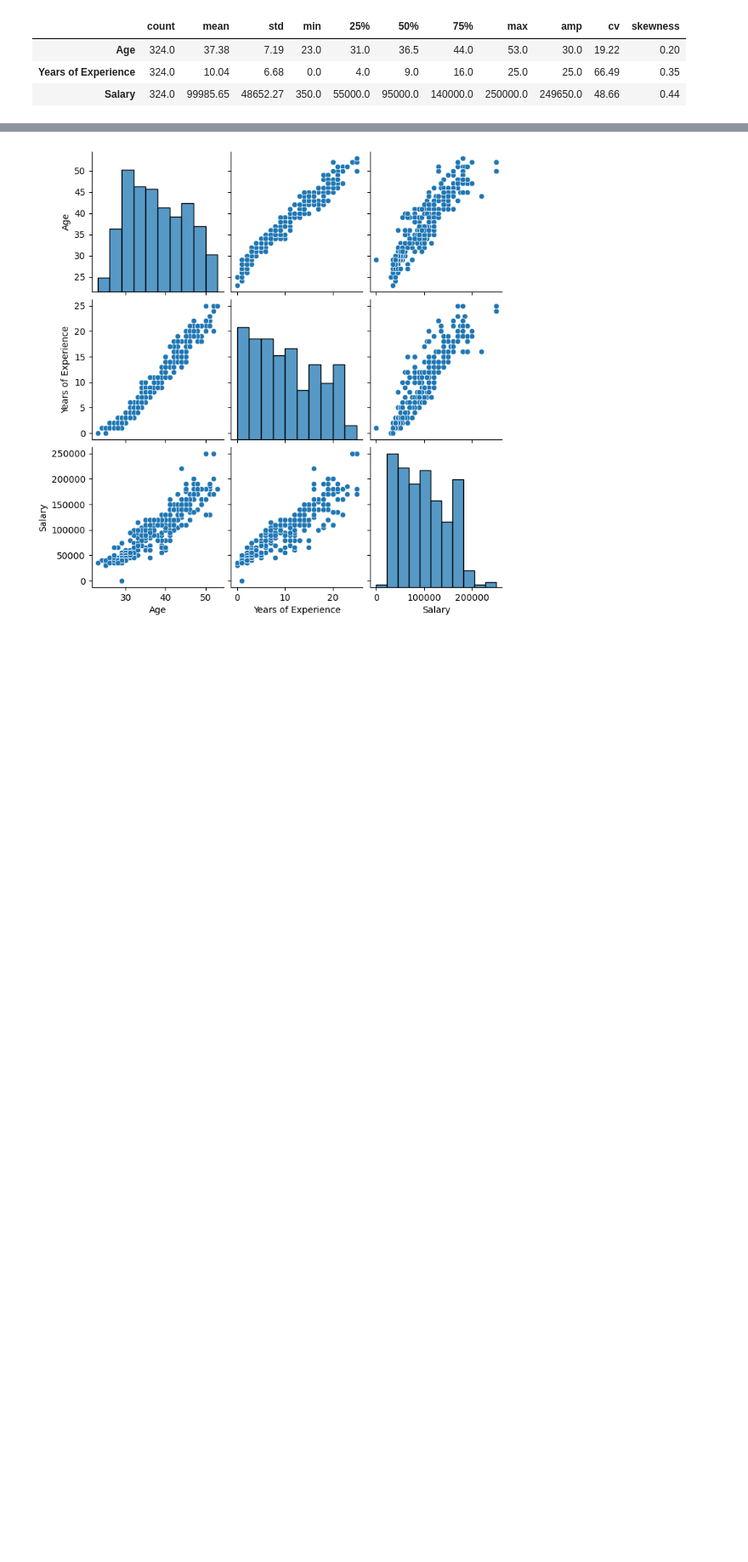
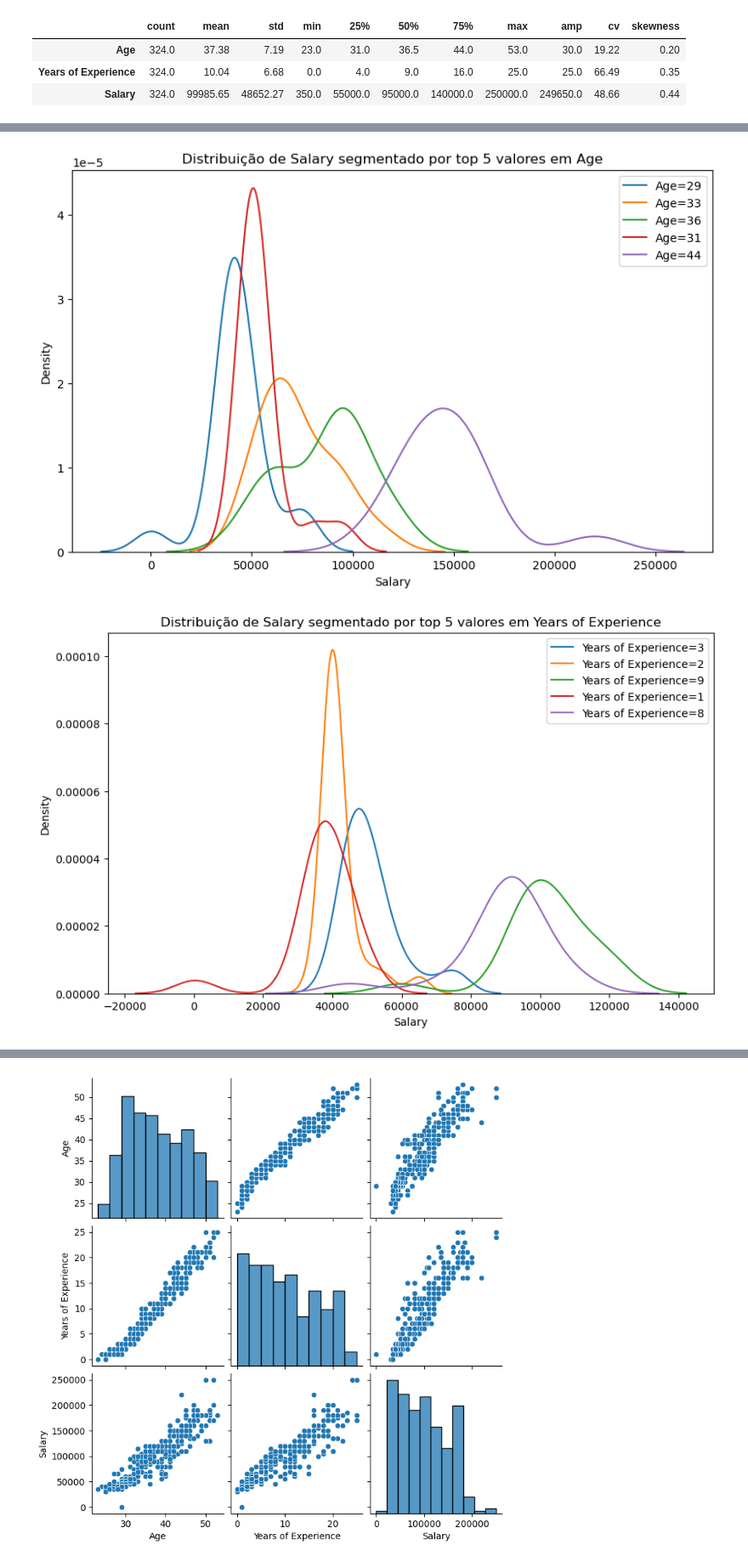
Before and after one commit to pedrolustosab/Analise_Explorataria_Salarios, a Jupyter notebook: EAD_Salarios.ipynb, the cells around one changed output, grey strips where cells are left out. Shown at 85% size. Cells and saved outputs as stored; diff of their text form; code cells hidden in the pictures; blank space fills up the shorter version.

```diff
--- a/EAD_Salarios.ipynb
+++ b/EAD_Salarios.ipynb
@@ -241,0 +258,21 @@ for genero in df["Gender"].unique():
+# %%
+# Selecionando apenas as colunas numéricas, excluindo a coluna 'Salary'
+numeric_columns_salary = df.select_dtypes(include=[np.number]).columns.drop('Salary')
+
+for col in numeric_columns_salary:
+    # Selecionando os top 5 valores
+    top_5_values = df[col].value_counts().index[:5]
+
+    # Criando um novo DataFrame com apenas os top 5 valores
+    df_top_5 = df[df[col].isin(top_5_values)]
+
+    # Criando o gráfico de densidade de kernel
+    plt.figure(figsize=(10, 6))
+    for value in top_5_values:
+        sns.kdeplot(data=df_top_5[df_top_5[col] == value], x='Salary', label=f'{col}={value}')
+    plt.title(f'Distribuição de Salary segmentado por top 5 valores em {col}')
+    plt.legend()
+    plt.show()
+# %% [output]
+[figure, added]
+[figure, added]
```
Also changed, not shown: parts of 5 cells of this notebook.
